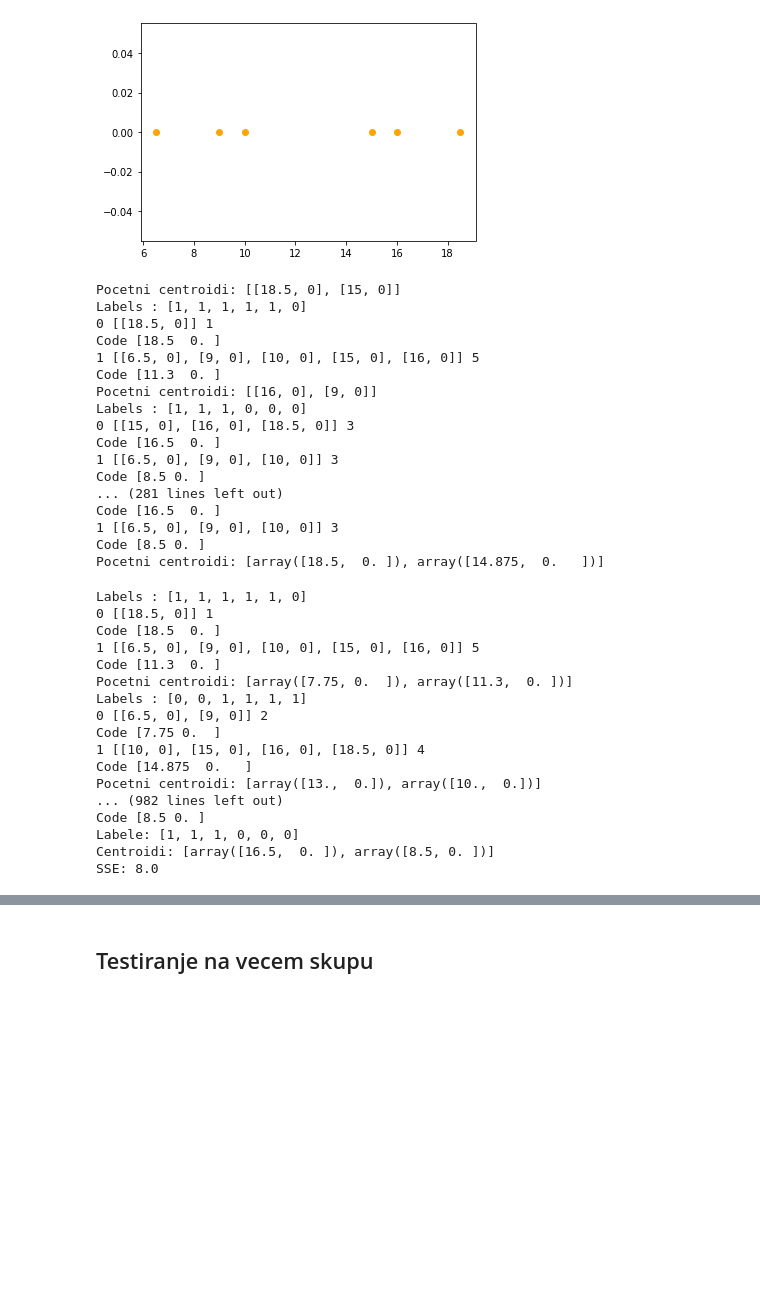
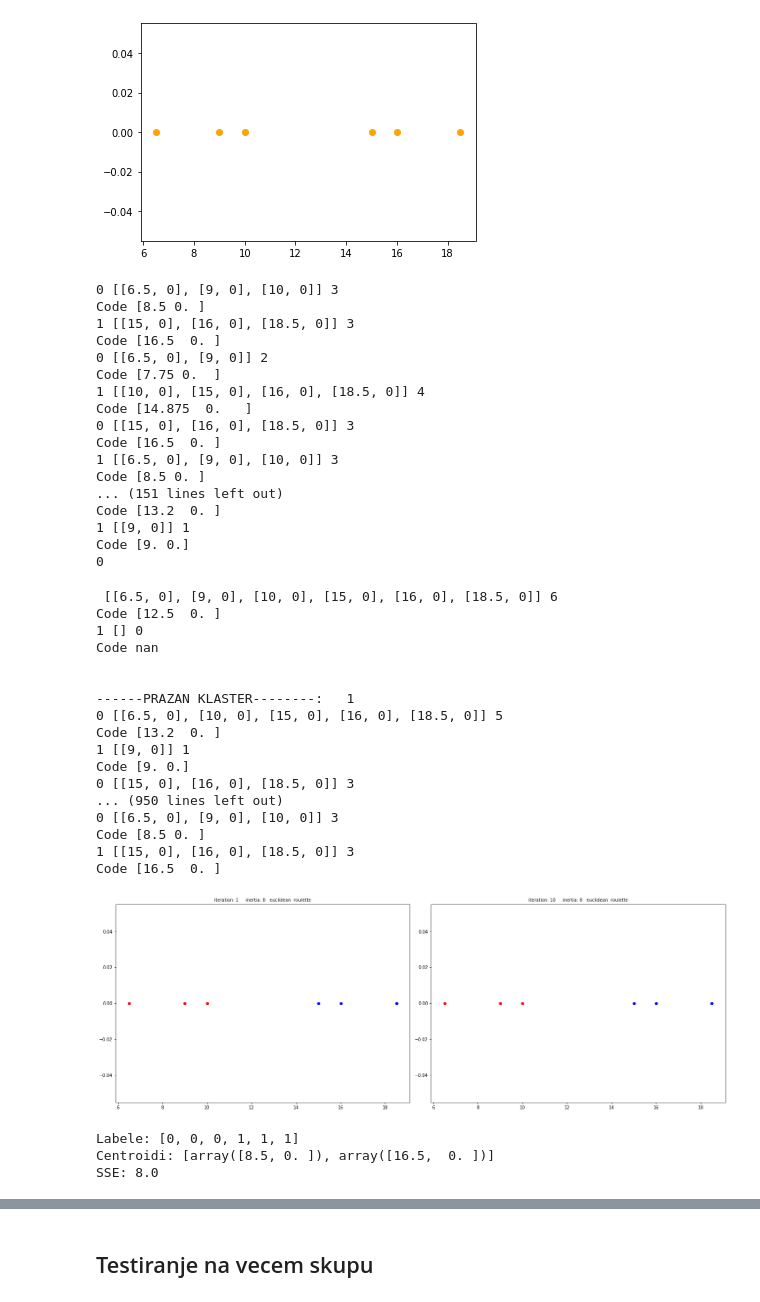
Before and after one commit to mowgliluciano/GA-clustering, a Jupyter notebook: TestPrimer.ipynb, the cells around one changed output, grey strips where cells are left out. Saved outputs shown, nothing was run; the diff lists cells and outputs as text; code cells hidden in the pictures; blank space fills up the shorter version.

```diff
--- a/TestPrimer.ipynb
+++ b/TestPrimer.ipynb
@@ -15,44 +15,48 @@ plt.show()
 # %%
 # Testiranje
 brojKlastera = 2
-model  = GACluster(brojKlastera, max_iter=10, population_size=19, mutation_rate=0.05)
+model  = GACluster(brojKlastera, max_iter=10, population_size=19, category='roulette', distance = 'euclidean', mutation_rate=0.05)
 model.fit(points)
 print(f"Labele: {model.labels()}")
 print(f"Centroidi: {model.cluster_centers()}")
 print("SSE: {}".format(model.sse()))
 # %% [output]
-Pocetni centroidi: [[18.5, 0], [15, 0]]
-Labels : [1, 1, 1, 1, 1, 0]
-0 [[18.5, 0]] 1
-Code [18.5  0. ]
-1 [[6.5, 0], [9, 0], [10, 0], [15, 0], [16, 0]] 5
-Code [11.3  0. ]
-Pocetni centroidi: [[16, 0], [9, 0]]
-Labels : [1, 1, 1, 0, 0, 0]
+0 [[6.5, 0], [9, 0], [10, 0]] 3
+Code [8.5 0. ]
+1 [[15, 0], [16, 0], [18.5, 0]] 3
+Code [16.5  0. ]
+0 [[6.5, 0], [9, 0]] 2
+Code [7.75 0.  ]
+1 [[10, 0], [15, 0], [16, 0], [18.5, 0]] 4
+Code [14.875  0.   ]
 0 [[15, 0], [16, 0], [18.5, 0]] 3
 Code [16.5  0. ]
 1 [[6.5, 0], [9, 0], [10, 0]] 3
 Code [8.5 0. ]
-... (281 lines left out)
-Code [16.5  0. ]
-1 [[6.5, 0], [9, 0], [10, 0]] 3
-Code [8.5 0. ]
-Pocetni centroidi: [array([18.5,  0. ]), array([14.875,  0.   ])]
+... (151 lines left out)
+Code [13.2  0. ]
+1 [[9, 0]] 1
+Code [9. 0.]
+0
-Labels : [1, 1, 1, 1, 1, 0]
-0 [[18.5, 0]] 1
-Code [18.5  0. ]
-1 [[6.5, 0], [9, 0], [10, 0], [15, 0], [16, 0]] 5
-Code [11.3  0. ]
-Pocetni centroidi: [array([7.75, 0.  ]), array([11.3,  0. ])]
-Labels : [0, 0, 1, 1, 1, 1]
-0 [[6.5, 0], [9, 0]] 2
-Code [7.75 0.  ]
-1 [[10, 0], [15, 0], [16, 0], [18.5, 0]] 4
-Code [14.875  0.   ]
-Pocetni centroidi: [array([13.,  0.]), array([10.,  0.])]
-... (982 lines left out)
+ [[6.5, 0], [9, 0], [10, 0], [15, 0], [16, 0], [18.5, 0]] 6
+Code [12.5  0. ]
+1 [] 0
+Code nan
+
+
+------PRAZAN KLASTER--------:   1
+0 [[6.5, 0], [10, 0], [15, 0], [16, 0], [18.5, 0]] 5
+Code [13.2  0. ]
+1 [[9, 0]] 1
+Code [9. 0.]
+0 [[15, 0], [16, 0], [18.5, 0]] 3
+... (950 lines left out)
+0 [[6.5, 0], [9, 0], [10, 0]] 3
 Code [8.5 0. ]
-Labele: [1, 1, 1, 0, 0, 0]
-Centroidi: [array([16.5,  0. ]), array([8.5, 0. ])]
-SSE: 8.0
+1 [[15, 0], [16, 0], [18.5, 0]] 3
+Code [16.5  0. ]
+[figure, added]
+Labele: [0, 0, 0, 1, 1, 1]
+Centroidi: [array([8.5, 0. ]), array([16.5,  0. ])]
+SSE: 8.0
 # %%
```
Also changed, not shown: parts of 14 cells of this notebook, 3 other files.
